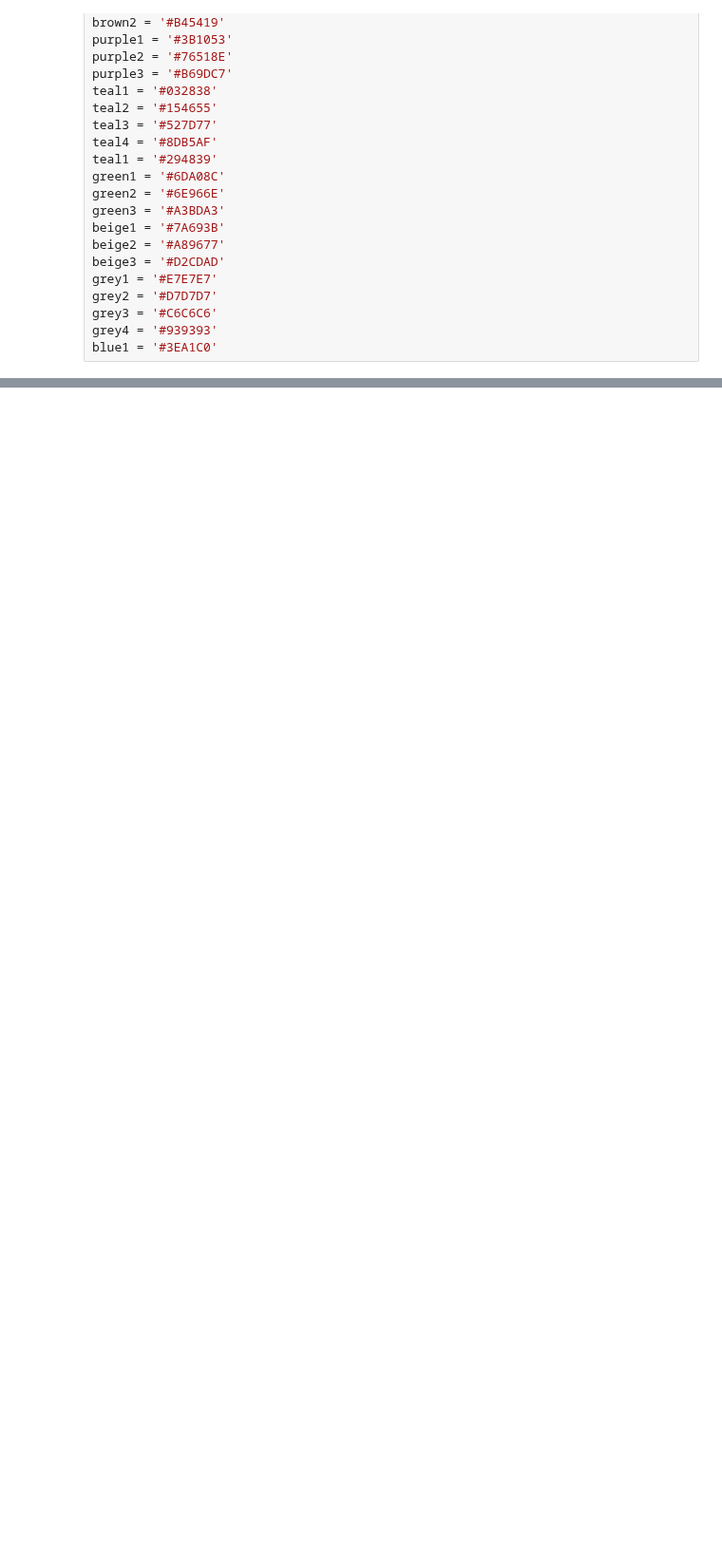
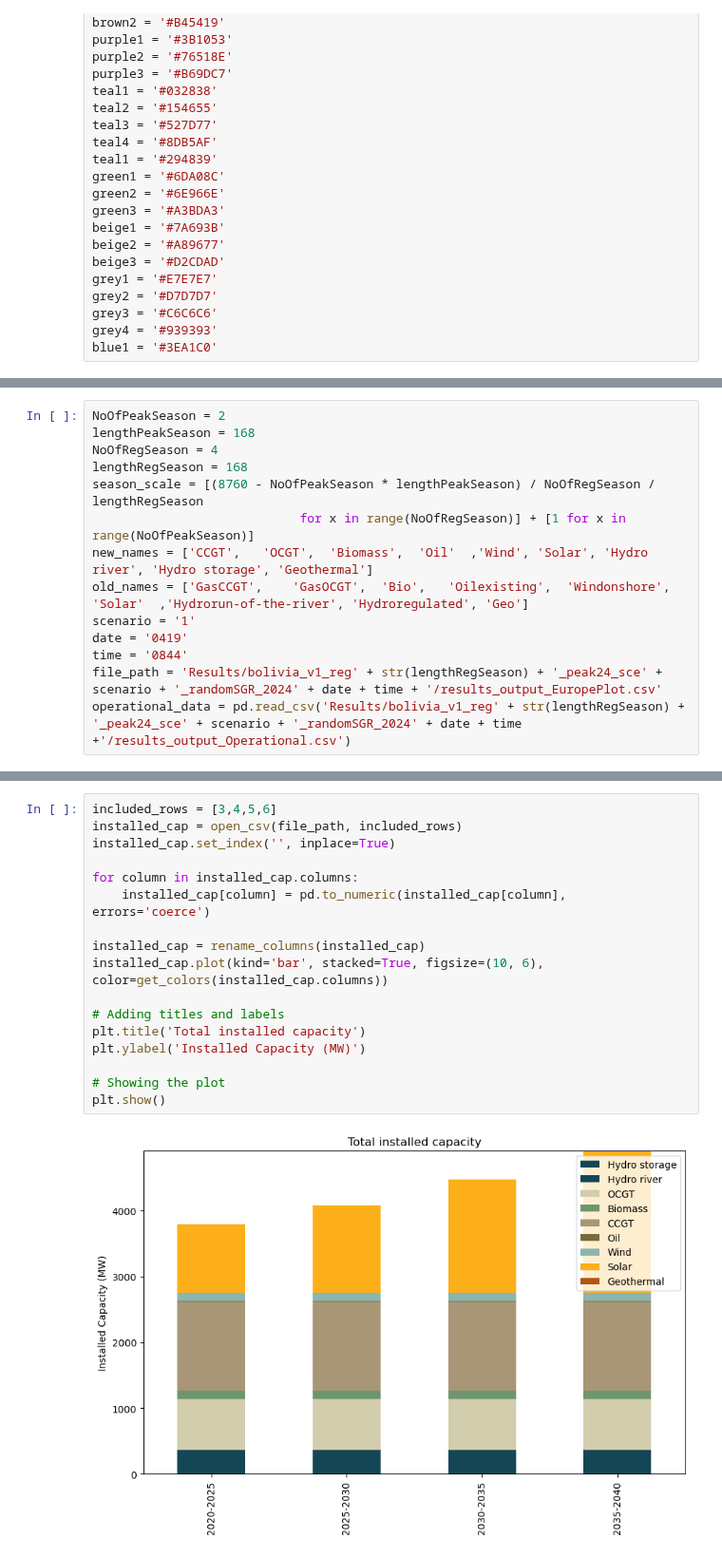
Before and after one commit to maribjorn/EMPIRE-BO, a Jupyter notebook: plot.ipynb, the cells around one changed output, grey strips where cells are left out. Shown at 95% size. Drawn from its saved outputs; the diff is of its cells as text; blank space fills up the shorter version.

```diff
--- a/plot.ipynb
+++ b/plot.ipynb
@@ -48 +31,15 @@ def rename_columns(df):
+# %%
+NoOfPeakSeason = 2
+lengthPeakSeason = 168
+NoOfRegSeason = 4
+lengthRegSeason = 168
+season_scale = [(8760 - NoOfPeakSeason * lengthPeakSeason) / NoOfRegSeason / lengthRegSeason
+                            for x in range(NoOfRegSeason)] + [1 for x in range(NoOfPeakSeason)]
+new_names = ['CCGT',   'OCGT',  'Biomass',  'Oil'  ,'Wind', 'Solar', 'Hydro river', 'Hydro storage', 'Geothermal']
+old_names = ['GasCCGT',    'GasOCGT',  'Bio',   'Oilexisting',  'Windonshore',  'Solar'  ,'Hydrorun-of-the-river', 'Hydroregulated', 'Geo']
+scenario = '1'
+date = '0419'
+time = '0844'
+file_path = 'Results/bolivia_v1_reg' + str(lengthRegSeason) + '_peak24_sce' + scenario + '_randomSGR_2024' + date + time + '/results_output_EuropePlot.csv'
+operational_data = pd.read_csv('Results/bolivia_v1_reg' + str(lengthRegSeason) + '_peak24_sce' + scenario + '_randomSGR_2024' + date + time +'/results_output_Operational.csv')
 # %%
@@ -83,0 +71,19 @@ plt.show()
+# %%
+included_rows = [3,4,5,6]
+installed_cap = open_csv(file_path, included_rows)
+installed_cap.set_index('', inplace=True)
+
+for column in installed_cap.columns:
+    installed_cap[column] = pd.to_numeric(installed_cap[column], errors='coerce')
+
+installed_cap = rename_columns(installed_cap)
+installed_cap.plot(kind='bar', stacked=True, figsize=(10, 6), color=get_colors(installed_cap.columns))
+
+# Adding titles and labels
+plt.title('Total installed capacity')
+plt.ylabel('Installed Capacity (MW)')
+
+# Showing the plot
+plt.show()
+# %% [output]
+[figure, added]
```
Also changed, not shown: parts of 6 cells of this notebook, 1 other file.
